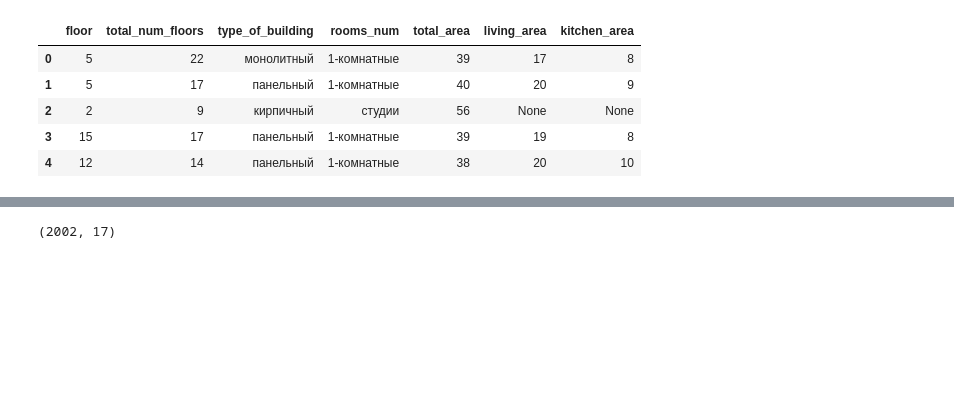
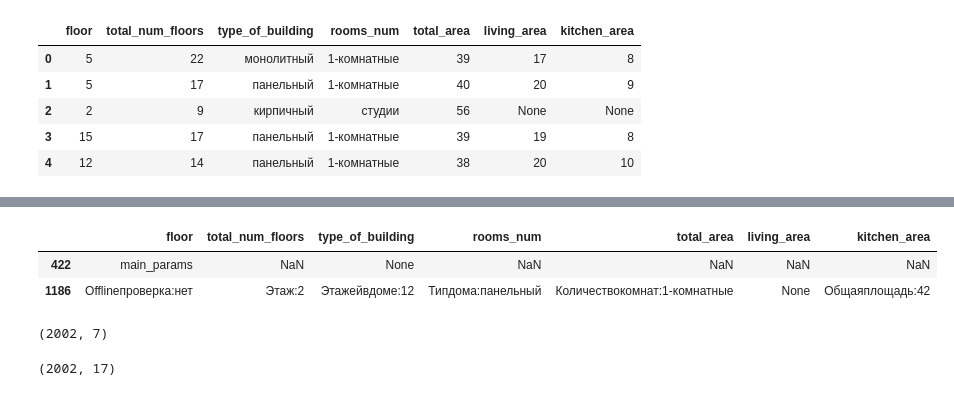
Before and after one commit to Pexincludtay/moscow_apartments, a Jupyter notebook: 1_avito_apartments.ipynb, the cells around one changed output, grey strips where cells are left out. Cells and saved outputs as stored; diff of their text form; code cells hidden in the pictures; blank space fills up the shorter version.

```diff
--- a/1_avito_apartments.ipynb
+++ b/1_avito_apartments.ipynb
@@ -231,3 +298,15 @@ main_paramsdf.head()
+# %%
+#Были обнаружены 2 строки с неверными значениями. Удалим их, но только после объединения датафреймов.
+main_paramsdf.iloc[[422,1186]]
+# %% [output]
+|  | floor | total_num_floors | type_of_building | rooms_num | total_area | living_area | kitchen_area |
+| 422 | main_params | NaN | None | NaN | NaN | NaN | NaN |
+| 1186 | Offlineпроверка:нет | Этаж:2 | Этажейвдоме:12 | Типдома:панельный | Количествокомнат:1-комнатные | None | Общаяплощадь:42 |
+# %%
+#Проверим, что ничего не потеряли
+main_paramsdf.shape
+# %% [output]
+(2002, 7)
 # %%
 df.address=df.address.str.replace("\\n","")
 # %%
```
Also changed, not shown: parts of 19 cells of this notebook.
